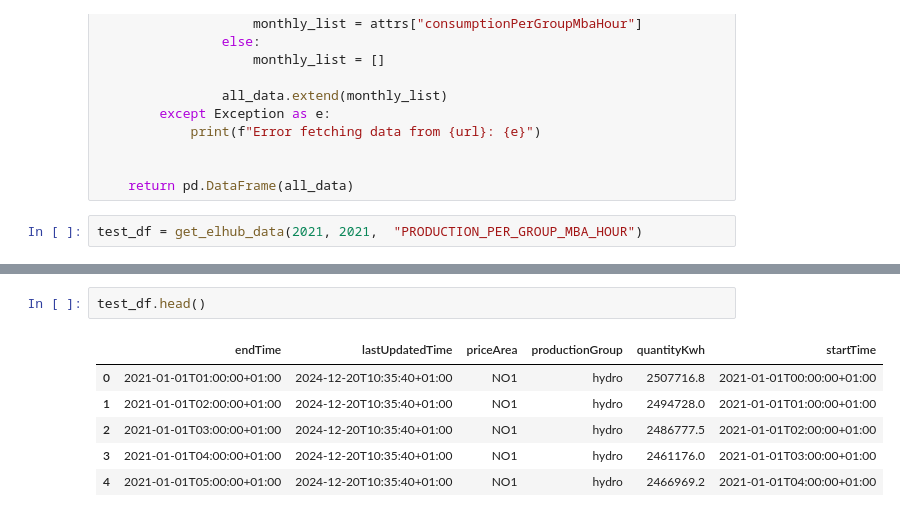
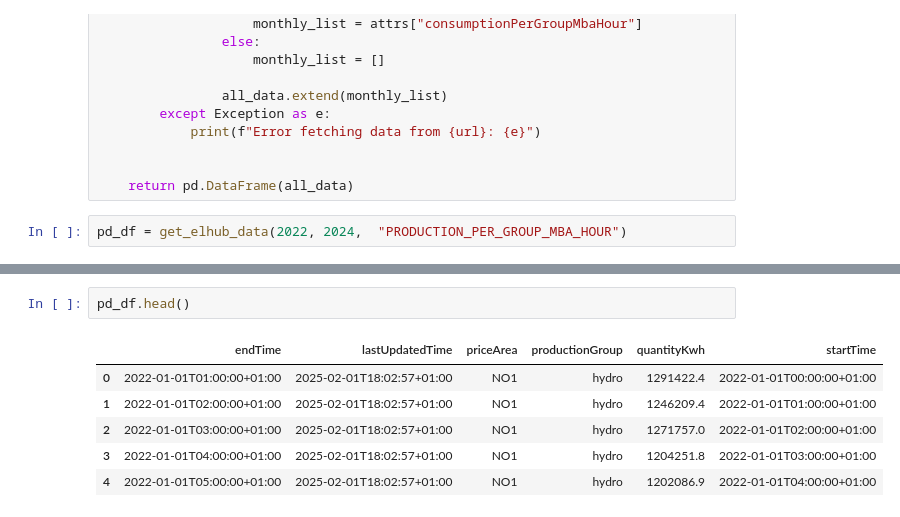
Before and after one commit to esksko/IND320-assignments-esksko, a Jupyter notebook: jupyter/assignment_4.ipynb, the cells around one changed output, grey strips where cells are left out. Saved outputs shown, nothing was run; the diff lists cells and outputs as text.

```diff
--- a/jupyter/assignment_4.ipynb
+++ b/jupyter/assignment_4.ipynb
@@ -71,5 +71,5 @@ def get_elhub_data(year_start, year_end, dataset):
 
     return pd.DataFrame(all_data)
 # %%
-test_df = get_elhub_data(2021, 2021,  "PRODUCTION_PER_GROUP_MBA_HOUR")
+pd_df = get_elhub_data(2022, 2024,  "PRODUCTION_PER_GROUP_MBA_HOUR")
 # %% [output]
@@ -88,9 +93,9 @@ Fetched data from https://api.elhub.no/energy-data/v0/price-areas?dataset=PRODUC
 # %%
-test_df.head()
+pd_df.head()
 # %% [output]
 |  | endTime | lastUpdatedTime | priceArea | productionGroup | quantityKwh | startTime |
-| 0 | 2021-01-01T01:00:00+01:00 | 2024-12-20T10:35:40+01:00 | NO1 | hydro | 2507716.8 | 2021-01-01T00:00:00+01:00 |
-| 1 | 2021-01-01T02:00:00+01:00 | 2024-12-20T10:35:40+01:00 | NO1 | hydro | 2494728.0 | 2021-01-01T01:00:00+01:00 |
-| 2 | 2021-01-01T03:00:00+01:00 | 2024-12-20T10:35:40+01:00 | NO1 | hydro | 2486777.5 | 2021-01-01T02:00:00+01:00 |
-| 3 | 2021-01-01T04:00:00+01:00 | 2024-12-20T10:35:40+01:00 | NO1 | hydro | 2461176.0 | 2021-01-01T03:00:00+01:00 |
-| 4 | 2021-01-01T05:00:00+01:00 | 2024-12-20T10:35:40+01:00 | NO1 | hydro | 2466969.2 | 2021-01-01T04:00:00+01:00 |
+| 0 | 2022-01-01T01:00:00+01:00 | 2025-02-01T18:02:57+01:00 | NO1 | hydro | 1291422.4 | 2022-01-01T00:00:00+01:00 |
+| 1 | 2022-01-01T02:00:00+01:00 | 2025-02-01T18:02:57+01:00 | NO1 | hydro | 1246209.4 | 2022-01-01T01:00:00+01:00 |
+| 2 | 2022-01-01T03:00:00+01:00 | 2025-02-01T18:02:57+01:00 | NO1 | hydro | 1271757.0 | 2022-01-01T02:00:00+01:00 |
+| 3 | 2022-01-01T04:00:00+01:00 | 2025-02-01T18:02:57+01:00 | NO1 | hydro | 1204251.8 | 2022-01-01T03:00:00+01:00 |
+| 4 | 2022-01-01T05:00:00+01:00 | 2025-02-01T18:02:57+01:00 | NO1 | hydro | 1202086.9 | 2022-01-01T04:00:00+01:00 |
```
Also changed, not shown: parts of 20 cells of this notebook, 2 other files.
